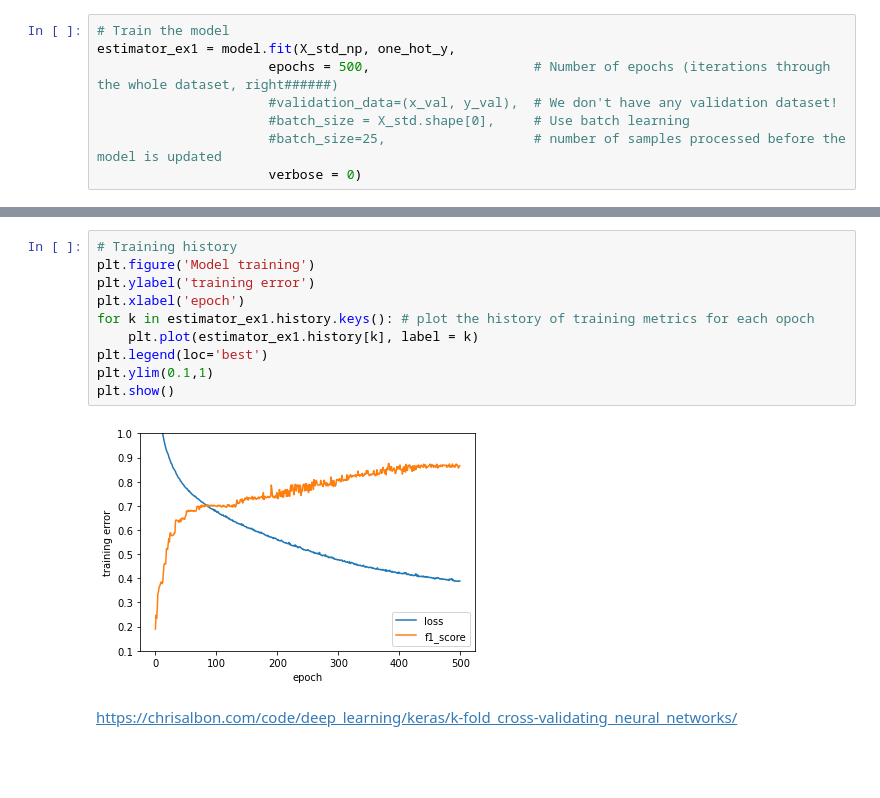
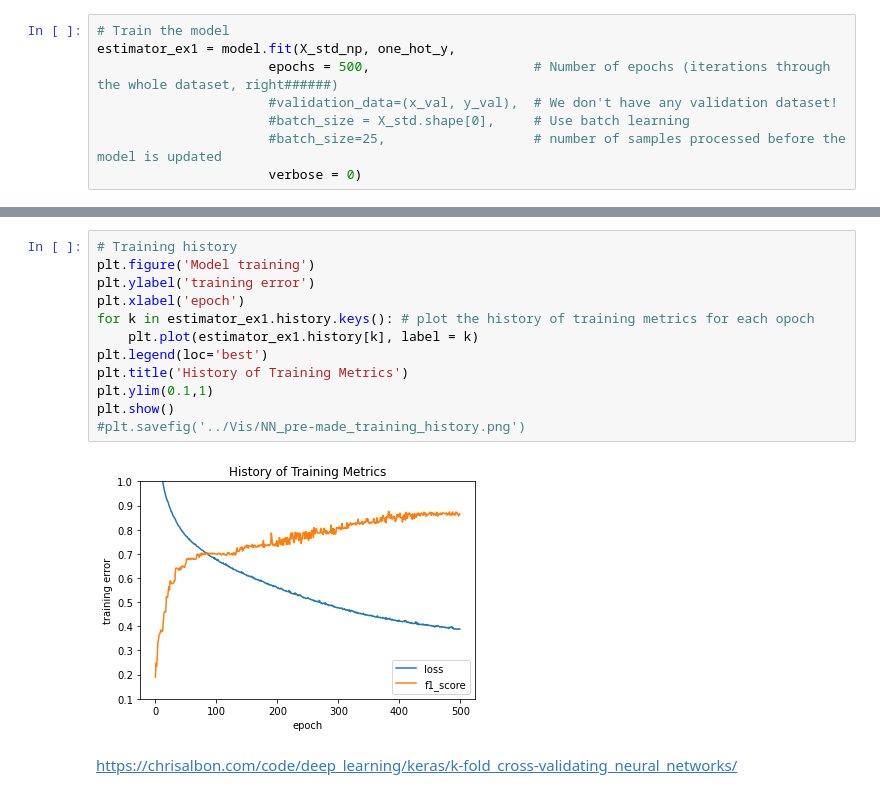
Before and after one commit to Xannadoo/MLProject2021_AC, a Jupyter notebook: Notebooks/FFNeuralNetwork.ipynb, the cells around one changed output, grey strips where cells are left out. Cells and saved outputs as stored; diff of their text form; blank space fills up the shorter version.

```diff
--- a/Notebooks/FFNeuralNetwork.ipynb
+++ b/Notebooks/FFNeuralNetwork.ipynb
@@ -290,15 +312,17 @@ weighted avg       0.85      0.81      0.82       149
 # %%
 # Training history
 plt.figure('Model training')
 plt.ylabel('training error')
 plt.xlabel('epoch')
 for k in estimator_ex1.history.keys(): # plot the history of training metrics for each opoch
     plt.plot(estimator_ex1.history[k], label = k)
 plt.legend(loc='best')
+plt.title('History of Training Metrics')
 plt.ylim(0.1,1)
 plt.show()
+#plt.savefig('../Vis/NN_pre-made_training_history.png')
 # %% [output]
-[figure, old version]
+[figure, new version]
 # %% [markdown]
 https://chrisalbon.com/code/deep_learning/keras/k-fold_cross-validating_neural_networks/
 # %% [markdown]
```
Also changed, not shown: parts of 25 cells of this notebook, 1 other file.
